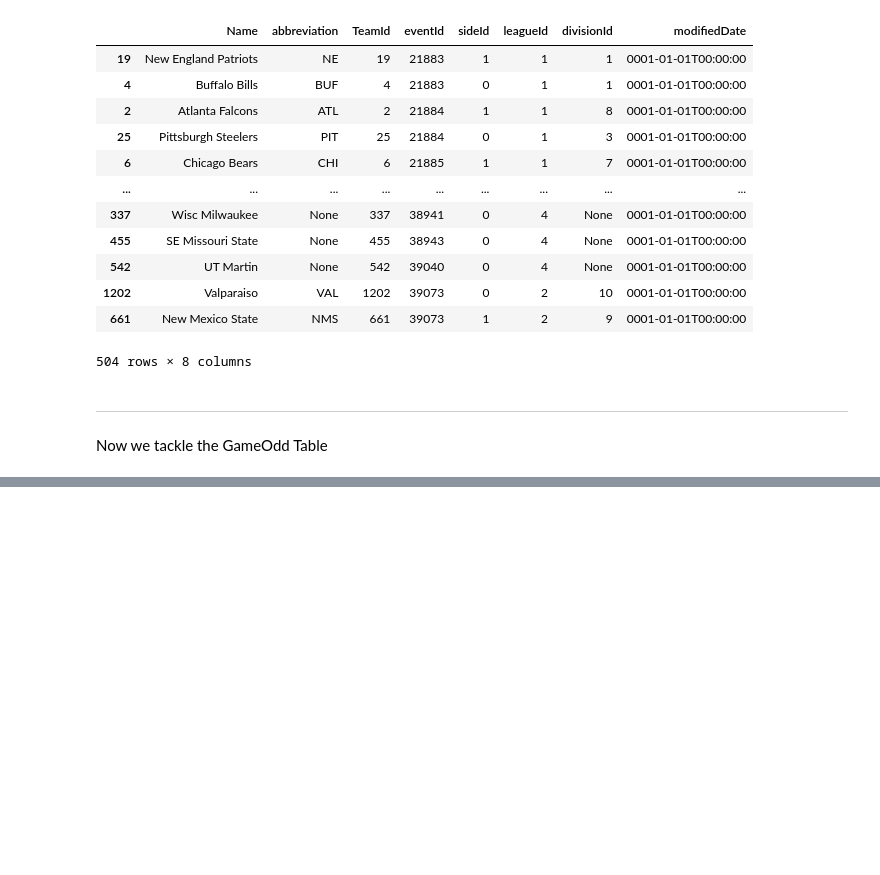
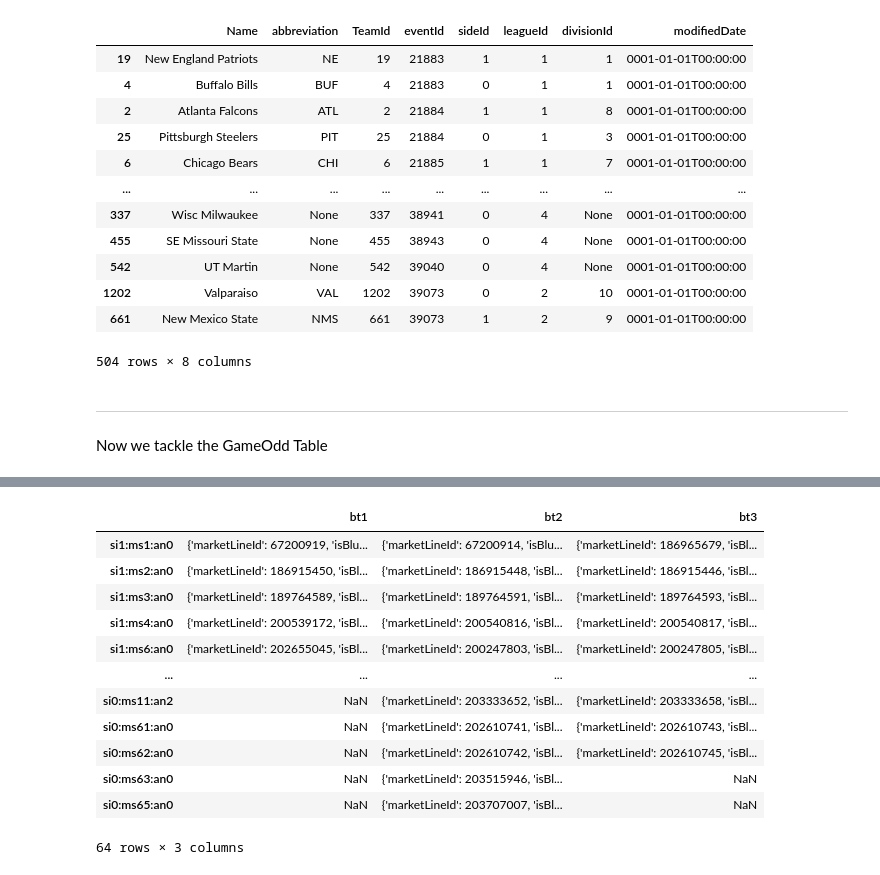
Before and after one commit to ammoore121/SportsBetting, a Jupyter notebook: Unabated_Insomnia_ETL.ipynb, the cells around one changed output, grey strips where cells are left out. Cells and saved outputs as stored; diff of their text form; code cells hidden in the pictures; blank space fills up the shorter version.

```diff
--- a/Unabated_Insomnia_ETL.ipynb
+++ b/Unabated_Insomnia_ETL.ipynb
@@ -329,0 +276,18 @@ df_ScoreId.iat[1,0]
+# %%
+df_gameOdds = pd.DataFrame.from_dict(gameOddsEvents3, orient='index')
+
+df_gameOdds  # 3 columns... 3 bet parameters?
+# %% [output]
+|  | bt1 | bt2 | bt3 |
+| si1:ms1:an0 | {'marketLineId': 67200919, 'isBlu... | {'marketLineId': 67200914, 'isBlu... | {'marketLineId': 186965679, 'isBl... |
+| si1:ms2:an0 | {'marketLineId': 186915450, 'isBl... | {'marketLineId': 186915448, 'isBl... | {'marketLineId': 186915446, 'isBl... |
+| si1:ms3:an0 | {'marketLineId': 189764589, 'isBl... | {'marketLineId': 189764591, 'isBl... | {'marketLineId': 189764593, 'isBl... |
+| si1:ms4:an0 | {'marketLineId': 200539172, 'isBl... | {'marketLineId': 200540816, 'isBl... | {'marketLineId': 200540817, 'isBl... |
+| si1:ms6:an0 | {'marketLineId': 202655045, 'isBl... | {'marketLineId': 200247803, 'isBl... | {'marketLineId': 200247805, 'isBl... |
+| ... | ... | ... | ... |
+| si0:ms11:an2 | NaN | {'marketLineId': 203333652, 'isBl... | {'marketLineId': 203333658, 'isBl... |
+| si0:ms61:an0 | NaN | {'marketLineId': 202610741, 'isBl... | {'marketLineId': 202610743, 'isBl... |
+| si0:ms62:an0 | NaN | {'marketLineId': 202610742, 'isBl... | {'marketLineId': 202610745, 'isBl... |
+| si0:ms63:an0 | NaN | {'marketLineId': 203515946, 'isBl... | NaN |
+| si0:ms65:an0 | NaN | {'marketLineId': 203707007, 'isBl... | NaN |
+64 rows × 3 columns
```
Also changed, not shown: parts of 8 cells of this notebook, 3 other files.
